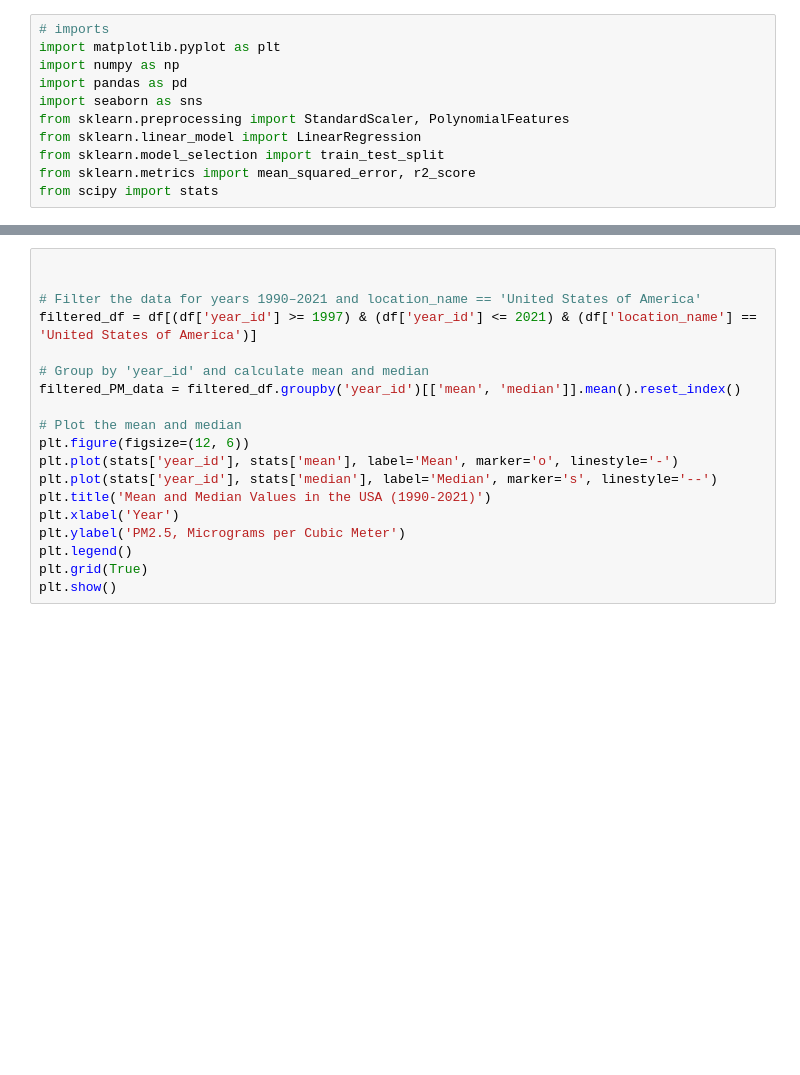
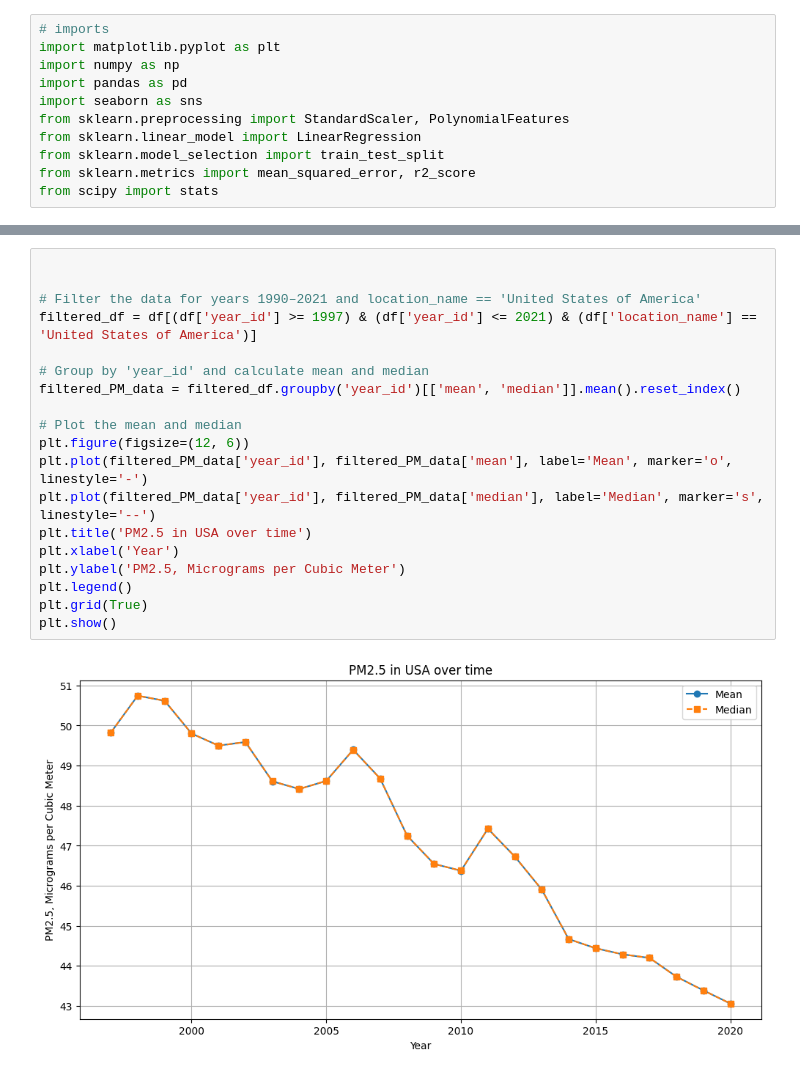
Before and after one commit to EthanXC/Urban-Air-Quality-Prediction, a Jupyter notebook: models.ipynb, the cells around one changed output, grey strips where cells are left out. Cells and saved outputs as stored; diff of their text form; blank space fills up the shorter version.

```diff
--- a/models.ipynb
+++ b/models.ipynb
@@ -53,22 +70,24 @@ plt.show()
 # %%
 
 
 # Filter the data for years 1990–2021 and location_name == 'United States of America'
 filtered_df = df[(df['year_id'] >= 1997) & (df['year_id'] <= 2021) & (df['location_name'] == 'United States of America')]
 
 # Group by 'year_id' and calculate mean and median
 filtered_PM_data = filtered_df.groupby('year_id')[['mean', 'median']].mean().reset_index()
 
 # Plot the mean and median
 plt.figure(figsize=(12, 6))
-plt.plot(stats['year_id'], stats['mean'], label='Mean', marker='o', linestyle='-')
-plt.plot(stats['year_id'], stats['median'], label='Median', marker='s', linestyle='--')
-plt.title('Mean and Median Values in the USA (1990-2021)')
+plt.plot(filtered_PM_data['year_id'], filtered_PM_data['mean'], label='Mean', marker='o', linestyle='-')
+plt.plot(filtered_PM_data['year_id'], filtered_PM_data['median'], label='Median', marker='s', linestyle='--')
+plt.title('PM2.5 in USA over time')
 plt.xlabel('Year')
 plt.ylabel('PM2.5, Micrograms per Cubic Meter')
 plt.legend()
 plt.grid(True)
 plt.show()
+# %% [output]
+[figure, added]
 # %%
 # Load your dataset into a pandas DataFrame
 data = pd.read_csv("asthma_in_children.csv")
```
Also changed, not shown: parts of 12 cells of this notebook, 1 other file.
